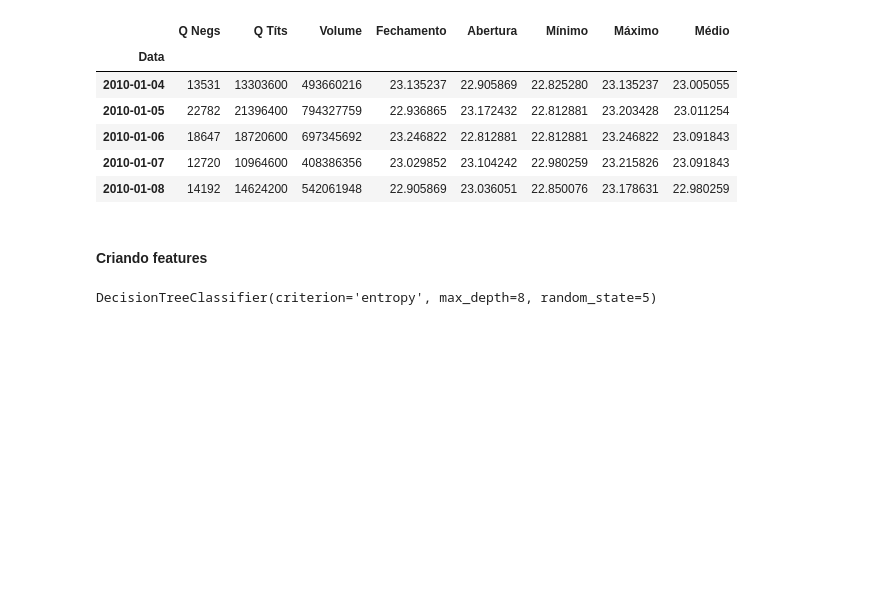
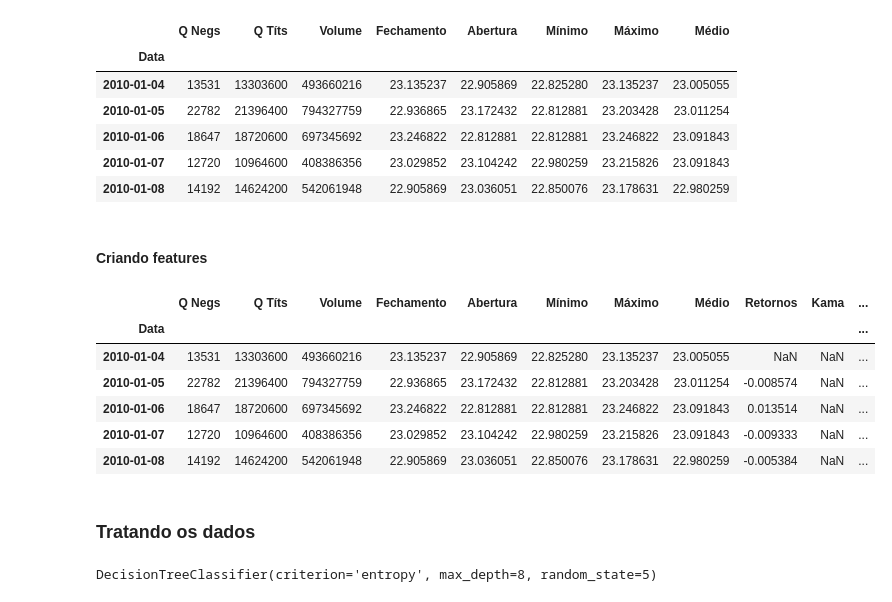
Before and after one commit to Jhonattanln/Decision_Tree, a Jupyter notebook: Decision_Tree_Classifier.ipynb, the cells around one changed output. Cells and saved outputs as stored; diff of their text form; code cells hidden in the pictures; blank space fills up the shorter version.

```diff
--- a/Decision_Tree_Classifier.ipynb
+++ b/Decision_Tree_Classifier.ipynb
@@ -36 +36,13 @@ df['Normal'] = (df.Fechamento - df.Mínimo) / (df.Máximo - df.Mínimo)
+# %%
+df.head()
+# %% [output]
+|  | Q Negs | Q Títs | Volume | Fechamento | Abertura | Mínimo | Máximo | Médio | Retornos | Kama | ... |
+| Data |  |  |  |  |  |  |  |  |  |  | ... |
+| 2010-01-04 | 13531 | 13303600 | 493660216 | 23.135237 | 22.905869 | 22.825280 | 23.135237 | 23.005055 | NaN | NaN | ... |
+| 2010-01-05 | 22782 | 21396400 | 794327759 | 22.936865 | 23.172432 | 22.812881 | 23.203428 | 23.011254 | -0.008574 | NaN | ... |
+| 2010-01-06 | 18647 | 18720600 | 697345692 | 23.246822 | 22.812881 | 22.812881 | 23.246822 | 23.091843 | 0.013514 | NaN | ... |
+| 2010-01-07 | 12720 | 10964600 | 408386356 | 23.029852 | 23.104242 | 22.980259 | 23.215826 | 23.091843 | -0.009333 | NaN | ... |
+| 2010-01-08 | 14192 | 14624200 | 542061948 | 22.905869 | 23.036051 | 22.850076 | 23.178631 | 22.980259 | -0.005384 | NaN | ... |
+# %% [markdown]
+### Tratando os dados
 # %%
```
Also changed, not shown: parts of 2 cells of this notebook.
